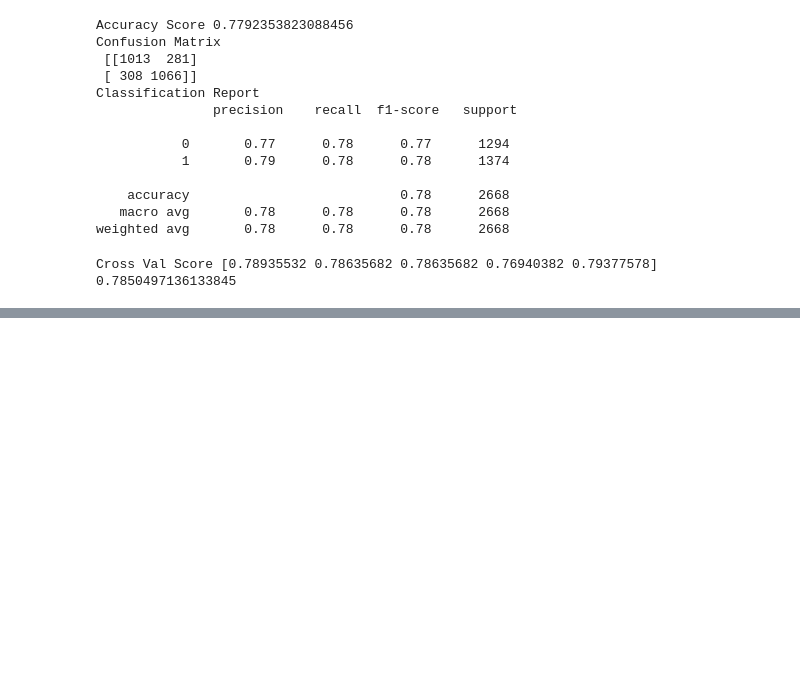
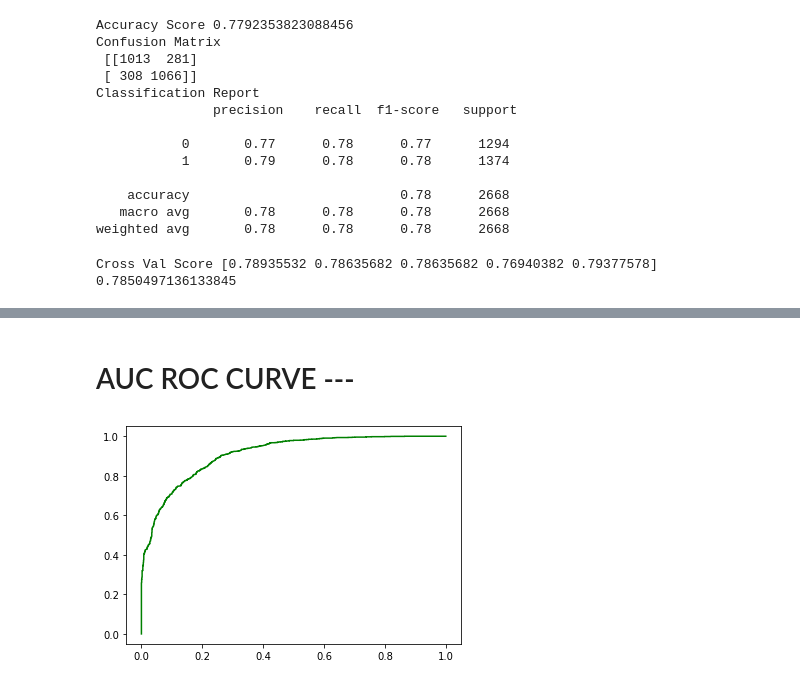
Before and after one commit to SudhanshuKumar19/Projects-, a Jupyter notebook: Evaluation Project 5 - Census Income Project.ipynb, the cells around one changed output, grey strips where cells are left out. Drawn from its saved outputs; the diff is of its cells as text; code cells hidden in the pictures; blank space fills up the shorter version.

```diff
--- a/Evaluation Project 5 - Census Income Project.ipynb
+++ b/Evaluation Project 5 - Census Income Project.ipynb
@@ -903,0 +1035,4 @@ Model.append("K Neighbors")
+# %%
+ada = AdaBoostClassifier(algorithm='SAMME.R',learning_rate=1,n_estimators=50,random_state=43)
+
+fun(ada)
@@ -903,0 +1124,2 @@ Model.append("K Neighbors")
+# %% [markdown]
+# AUC ROC CURVE ---
@@ -903,0 +1128,9 @@ Model.append("K Neighbors")
+# %%
+y_pred_prob = ada.predict_proba(x_test)[:,1]
+# %%
+fpr,tpr,thresholds = roc_curve(y_test,y_pred_prob)
+# %%
+plt.plot(fpr,tpr, color="green")
+plt.show()
+# %% [output]
+[figure, added]
```
Also changed, not shown: parts of 39 cells of this notebook.
